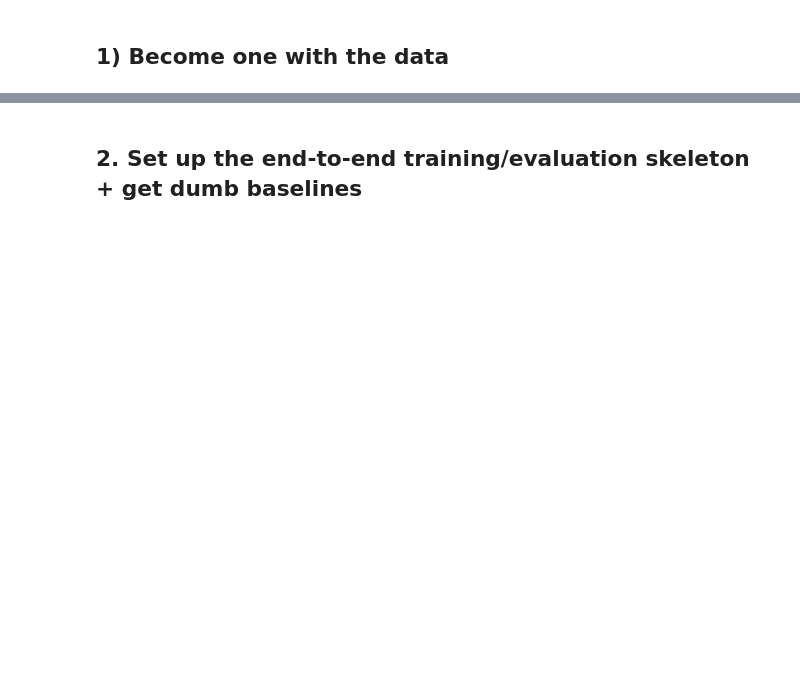
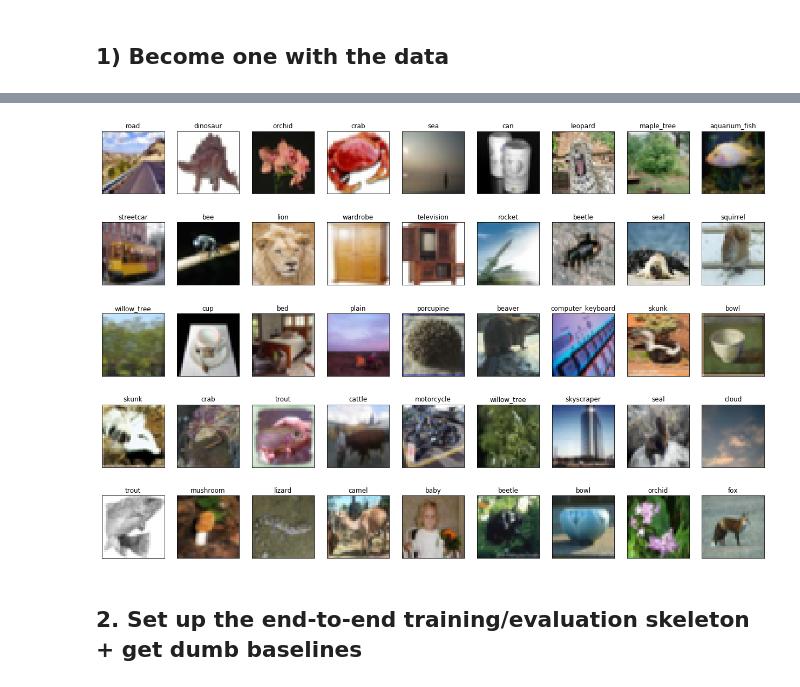
Before and after one commit to tylerganter/deep-practice, a Jupyter notebook: image_classification/cifar100_classifier.ipynb, the cells around one changed output, grey strips where cells are left out. Drawn from its saved outputs; the diff is of its cells as text; code cells hidden in the pictures; blank space fills up the shorter version.

```diff
--- a/image_classification/cifar100_classifier.ipynb
+++ b/image_classification/cifar100_classifier.ipynb
@@ -132,19 +144,21 @@ plt.title("Histogram of Test Labels");
 # %%
 NUM_ROWS = 5
-NUM_COLS = 10
+NUM_COLS = 9
 
-fig, axes = plt.subplots(NUM_ROWS, NUM_COLS, figsize=(25, 15))
+fig, axes = plt.subplots(NUM_ROWS, NUM_COLS, figsize=(22, 15))
 
 for i in range(NUM_ROWS):
     for j in range(NUM_COLS):
         # select a random sample
         IDX = random.randint(0, x_train.shape[0])
 
         ax = axes[i, j]
         ax.imshow(x_train[IDX])
         ax.set_title(fine_labels_map[int(y_train[IDX])])
         ax.get_xaxis().set_visible(False)
         ax.get_yaxis().set_visible(False)
+# %% [output]
+[figure, added]
 # %% [markdown]
 ## 2. Set up the end-to-end training/evaluation skeleton + get dumb baselines
 # %%
```
Also changed, not shown: parts of 15 cells of this notebook.
